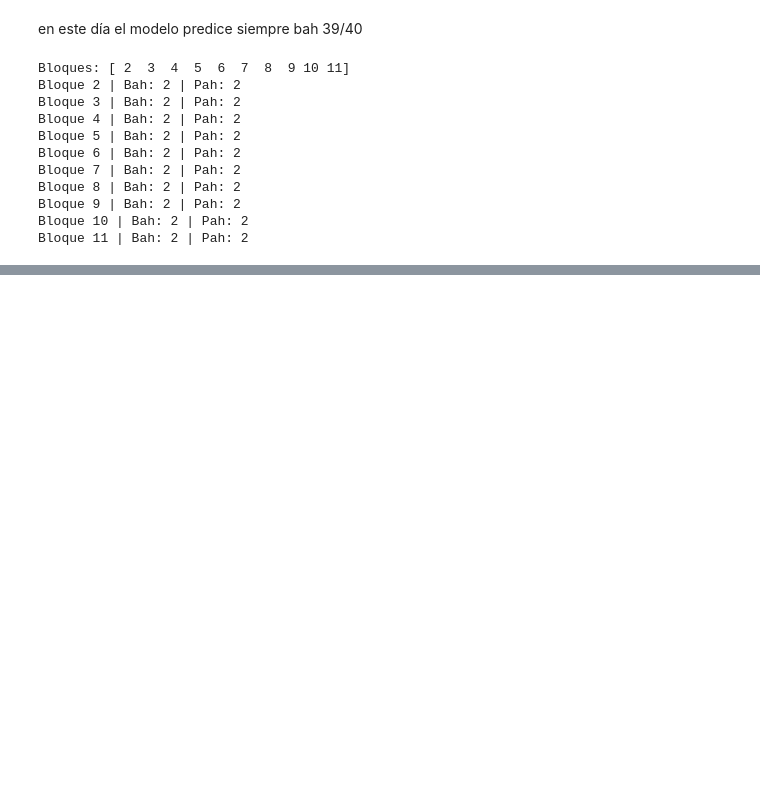
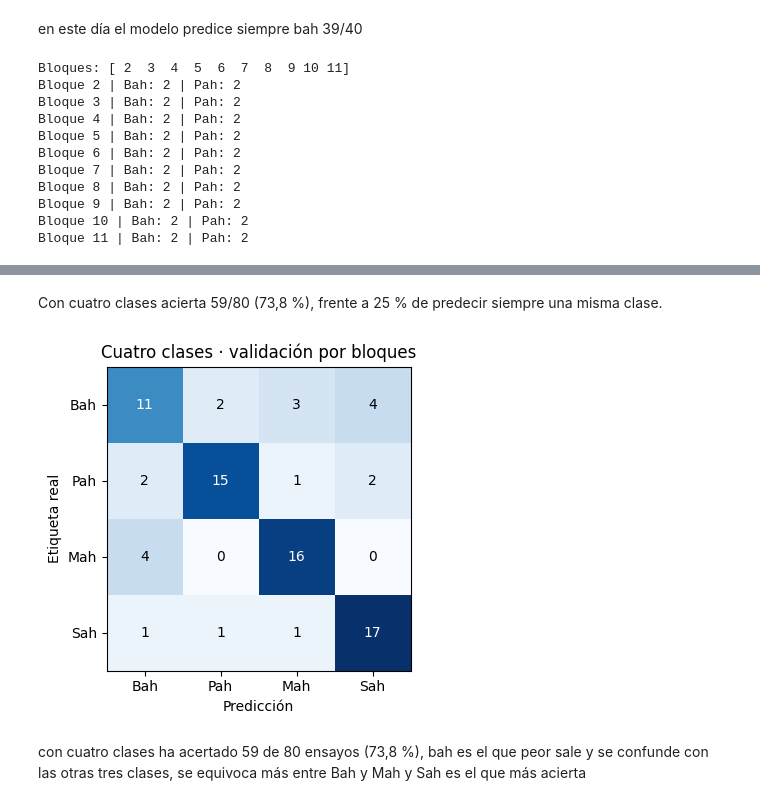
Before and after one commit to hjasier/neural-speech-decoder, a Jupyter notebook: notebooks/02_test_fonemas_t12.ipynb, the cells around one changed output, grey strips where cells are left out. Drawn from its saved outputs; the diff is of its cells as text; code cells hidden in the pictures; blank space fills up the shorter version.

Commit message:
añadir test con 4 clases

```diff
--- a/notebooks/02_test_fonemas_t12.ipynb
+++ b/notebooks/02_test_fonemas_t12.ipynb
@@ -1267,0 +1742,54 @@ Puede que la actividad registrada cambie entre días y por eso el modelo del 21
+# %% [markdown]
+Con cuatro clases acierta 59/80 (73,8 %), frente a 25 % de predecir siempre una misma clase.
+# %%
+import numpy as np
+import matplotlib.pyplot as plt
+
+matriz_cv_4 = np.array([
+    [
+        np.count_nonzero(
+            (y_4 == real) & (predicciones_cv_4 == predicha)
+        )
+        for predicha in clases_modelo_4
+    ]
+    for real in clases_modelo_4
+])
+
+fig_conf_4, ax_conf_4 = plt.subplots(figsize=(5, 4))
+
+ax_conf_4.imshow(matriz_cv_4, cmap="Blues", vmin=0)
+
+ax_conf_4.set_xticks(
+    range(len(clases_modelo_4)),
+    labels=clases_modelo_4,
+)
+ax_conf_4.set_yticks(
+    range(len(clases_modelo_4)),
+    labels=clases_modelo_4,
+)
+
+ax_conf_4.set_xlabel("Predicción")
+ax_conf_4.set_ylabel("Etiqueta real")
+ax_conf_4.set_title("Cuatro clases · validación por bloques")
+
+for fila_4 in range(len(clases_modelo_4)):
+    for columna_4 in range(len(clases_modelo_4)):
+        valor_4 = matriz_cv_4[fila_4, columna_4]
+
+        ax_conf_4.text(
+            columna_4, fila_4, str(valor_4),
+            ha="center",
+            va="center",
+            color=(
+                "white"
+                if valor_4 > matriz_cv_4.max() / 2
+                else "black"
+            ),
+        )
+
+fig_conf_4.tight_layout()
+plt.show()
+# %% [output]
+[figure, added]
+# %% [markdown]
+con cuatro clases ha acertado 59 de 80 ensayos (73,8 %), bah es el que peor sale y se confunde con las otras tres clases, se equivoca más entre Bah y Mah y Sah es el que más acierta
```
Also changed, not shown: parts of 11 cells of this notebook, 2 other files.
